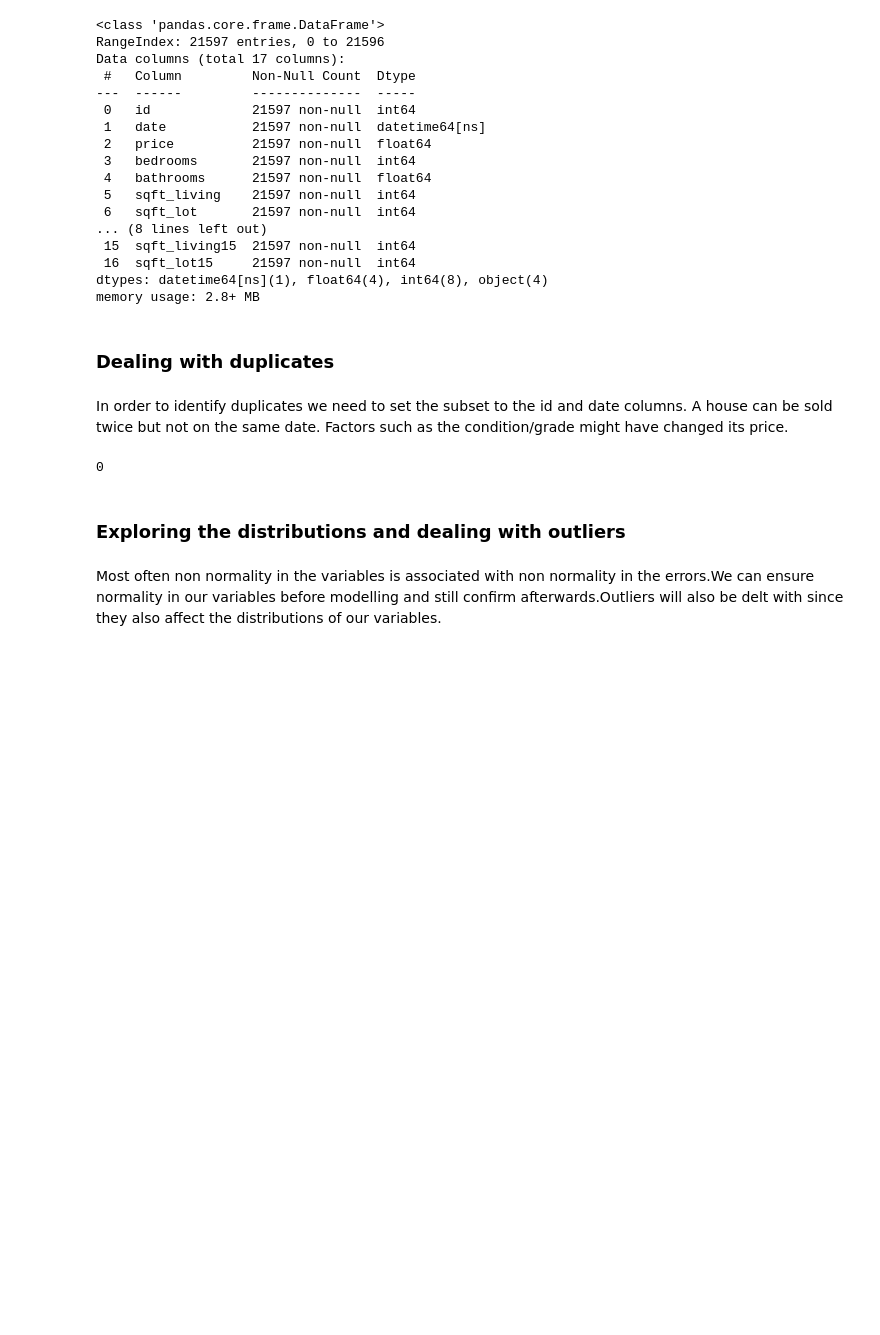
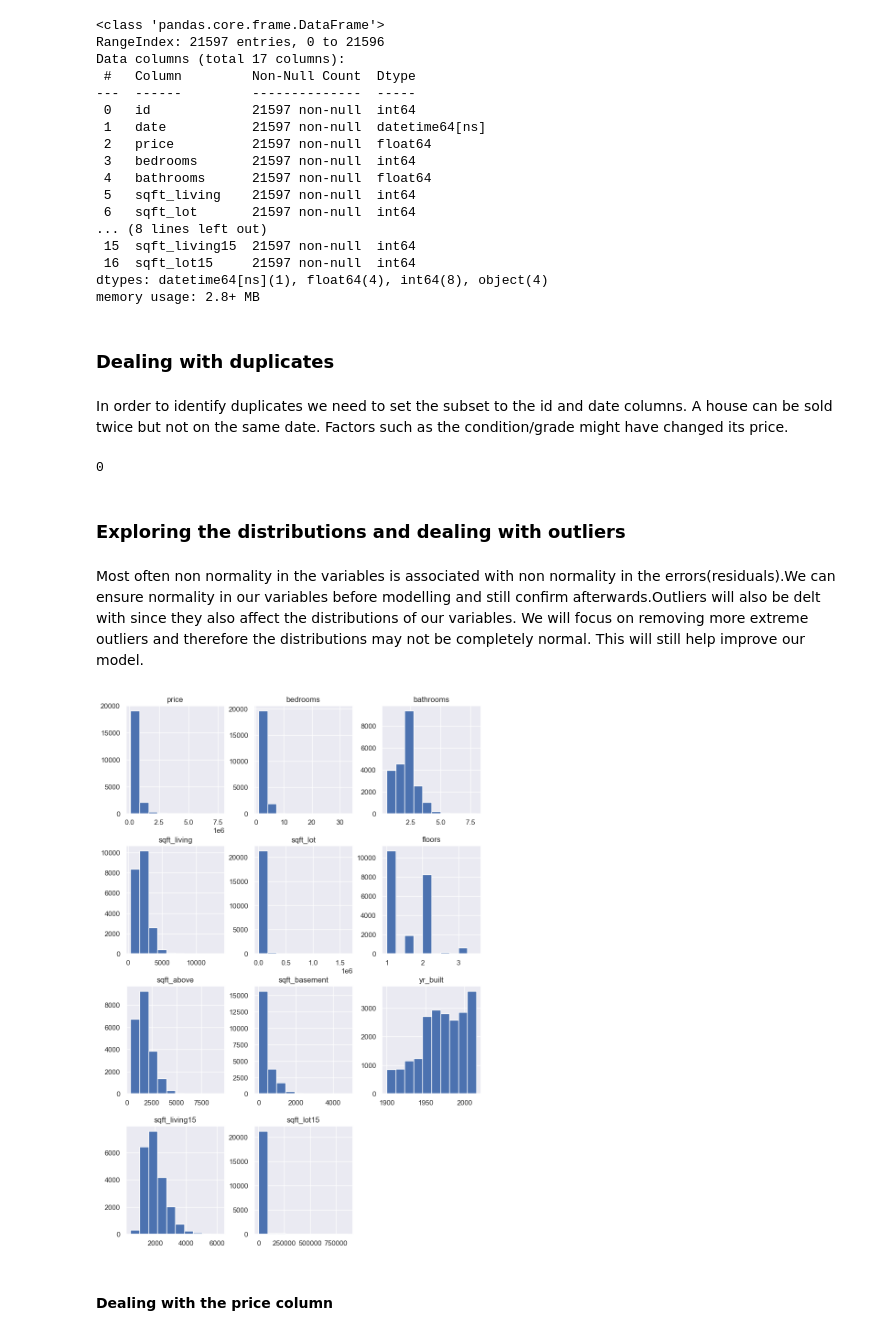
Before and after one commit to WilliamNdoni/linear-regression_phase2_proj, a Jupyter notebook: student.ipynb, the cells around one changed output. Drawn from its saved outputs; the diff is of its cells as text; code cells hidden in the pictures; blank space fills up the shorter version.

```diff
--- a/student.ipynb
+++ b/student.ipynb
@@ -268,7 +268,10 @@ df_no_mv.duplicated(subset = ['id','date']).sum()
 0
 # %%
 ## The dataset has no missing values
+# %%
+## droping the id column
+df_no_mv.drop('id',axis = 1,inplace = True)
 # %% [markdown]
 ### Exploring the distributions and dealing with outliers
 # %% [markdown]
-Most often non normality in the variables is associated with non normality in the errors.We can ensure normality in our variables before modelling and still confirm afterwards.Outliers will also be delt with since they also affect the distributions of our variables.
+Most often non normality in the variables is associated with non normality in the errors(residuals).We can ensure normality in our variables before modelling and still confirm afterwards.Outliers will also be delt with since they also affect the distributions of our variables. We will focus on removing more extreme outliers and therefore the distributions may not be completely normal. This will still help improve our model.
@@ -276,0 +278,8 @@ Most often non normality in the variables is associated with non normality in th
+# %%
+### creating histograms of the numerical columns
+df_num = df_no_mv.select_dtypes('number')
+df_num.hist(figsize = (10,15));
+# %% [output]
+[figure, added]
+# %% [markdown]
+#### Dealing with the price column
```
Also changed, not shown: parts of 38 cells of this notebook.
